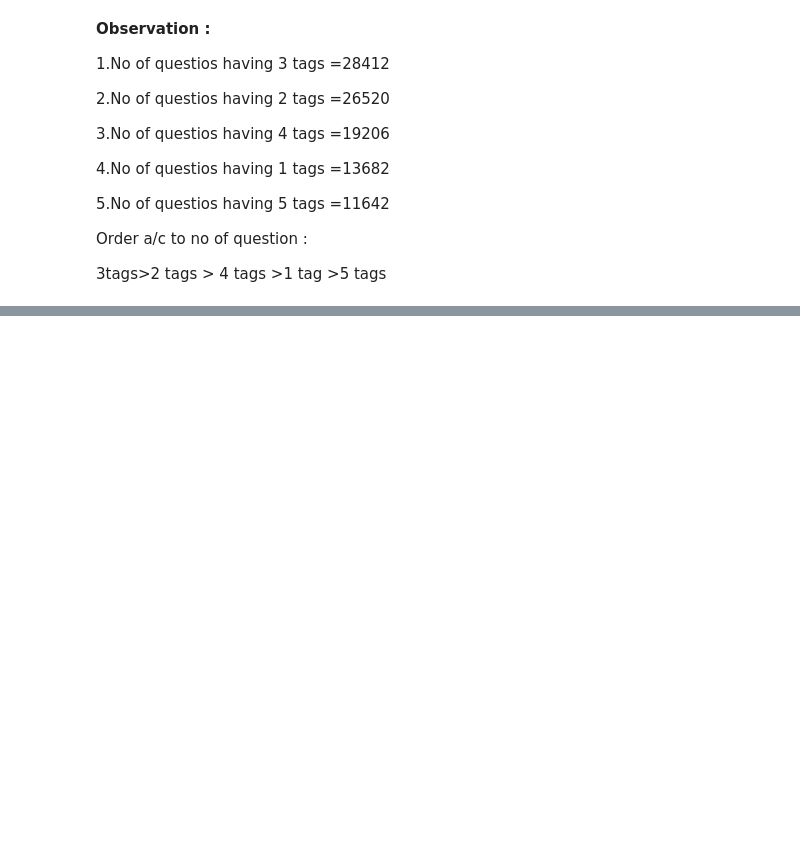
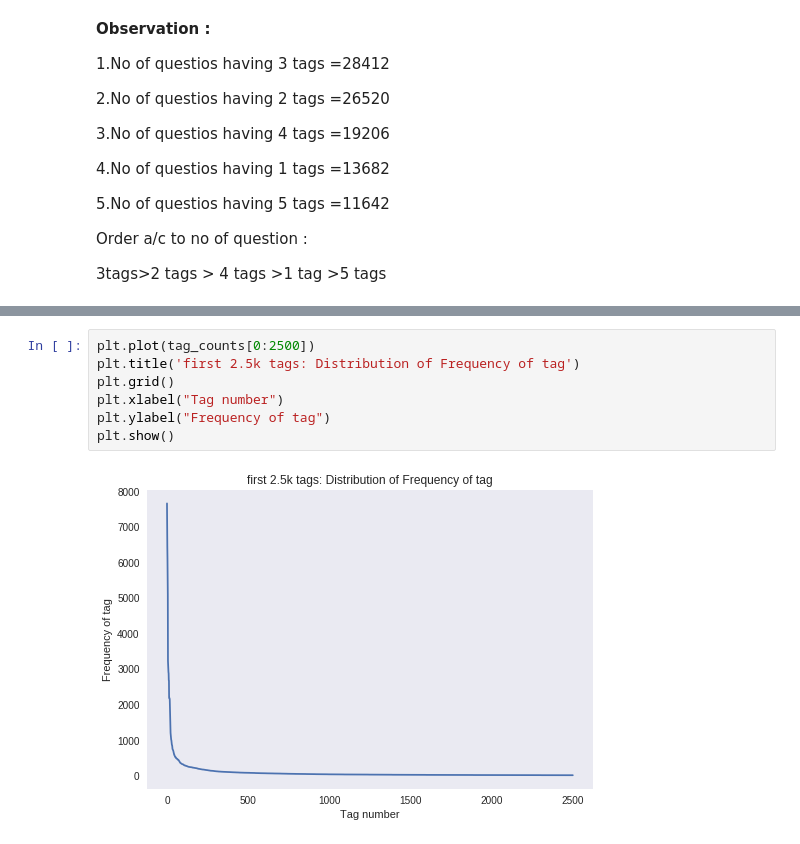
Before and after one commit to mitesh98/StackOverflow-Tag-Prediction, a Jupyter notebook: StackOverflow.ipynb, the cells around one changed output, grey strips where cells are left out. Cells and saved outputs as stored; diff of their text form; blank space fills up the shorter version.

```diff
--- a/StackOverflow.ipynb
+++ b/StackOverflow.ipynb
@@ -260,0 +350,9 @@ Order a/c to no of question :
+# %%
+plt.plot(tag_counts[0:2500])
+plt.title('first 2.5k tags: Distribution of Frequency of tag')
+plt.grid()
+plt.xlabel("Tag number")
+plt.ylabel("Frequency of tag")
+plt.show()
+# %% [output]
+[figure, added]
```
Also changed, not shown: parts of 32 cells of this notebook.
